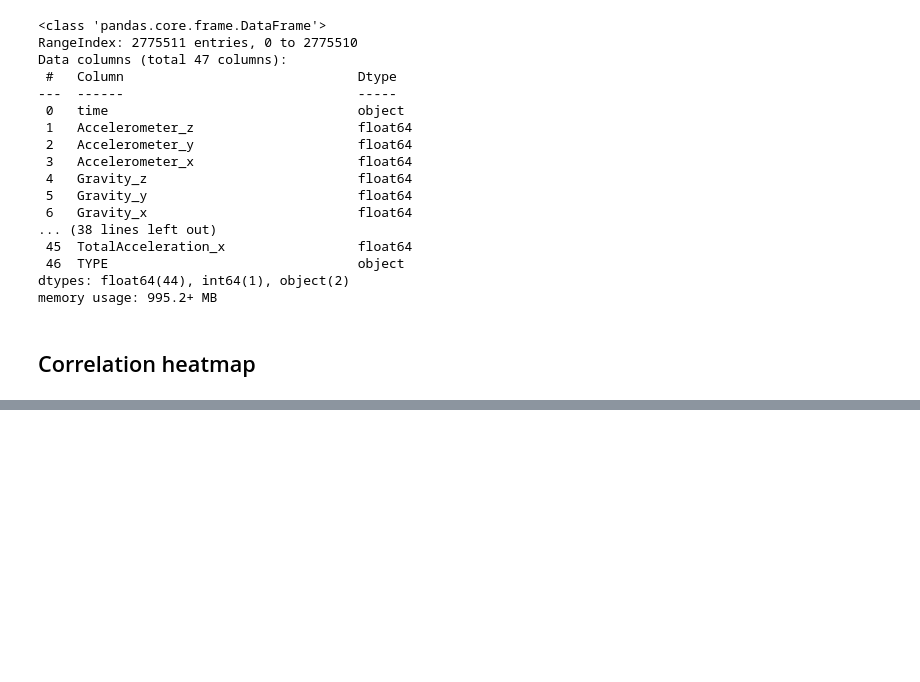
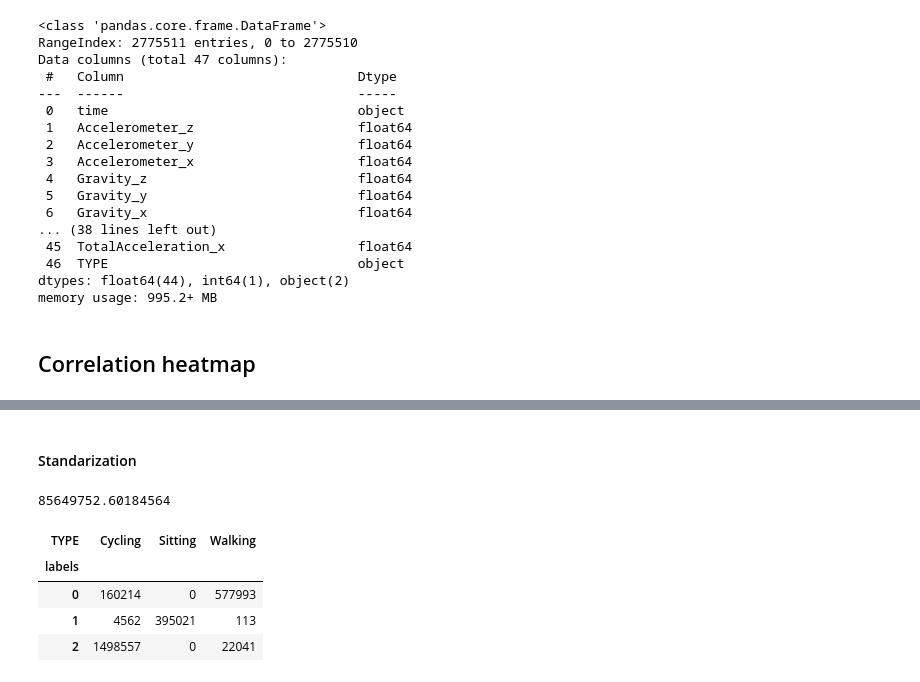
Before and after one commit to FilipLangiewicz/ActivityDetection, a Jupyter notebook: code/eda_maciek.ipynb, the cells around one changed output, grey strips where cells are left out. Saved outputs shown, nothing was run; the diff lists cells and outputs as text; code cells hidden in the pictures; blank space fills up the shorter version.

```diff
--- a/code/eda_maciek.ipynb
+++ b/code/eda_maciek.ipynb
@@ -569 +556,26 @@ ct
 | 2 | 364697 | 0 | 0 |
+# %% [markdown]
+#### Standarization
+# %%
+from sklearn.preprocessing import StandardScaler
+from sklearn.cluster import KMeans
+from sklearn.pipeline import make_pipeline
+scaler = StandardScaler()
+kmeans = KMeans(n_clusters=3)
+pipeline = make_pipeline(scaler, kmeans)
+pipeline.fit(df_original.loc[:,df_original.columns != 'TYPE'])
+labels = pipeline.predict(df_original.loc[:,df_original.columns != 'TYPE'])
+# %%
+kmeans.inertia_
+# %% [output]
+85649752.60184564
+# %%
+score_df = pd.DataFrame({'labels': labels, 'TYPE': df_original['TYPE']})
+ct = pd.crosstab(score_df['labels'], score_df['TYPE'])
+ct
+# %% [output]
+| TYPE | Cycling | Sitting | Walking |
+| labels |  |  |  |
+| 0 | 160214 | 0 | 577993 |
+| 1 | 4562 | 395021 | 113 |
+| 2 | 1498557 | 0 | 22041 |
```
Also changed, not shown: parts of 8 cells of this notebook.
